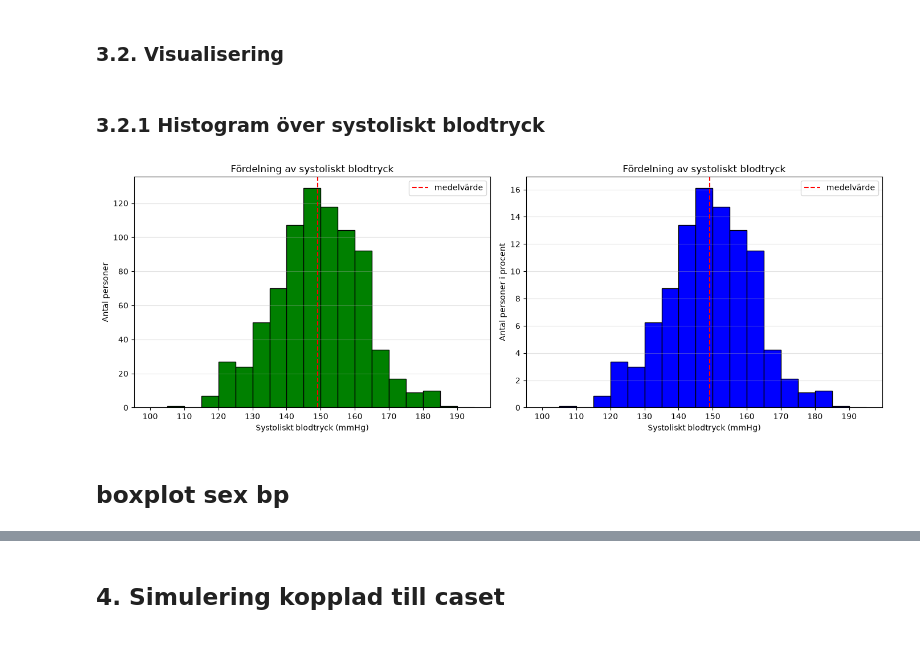
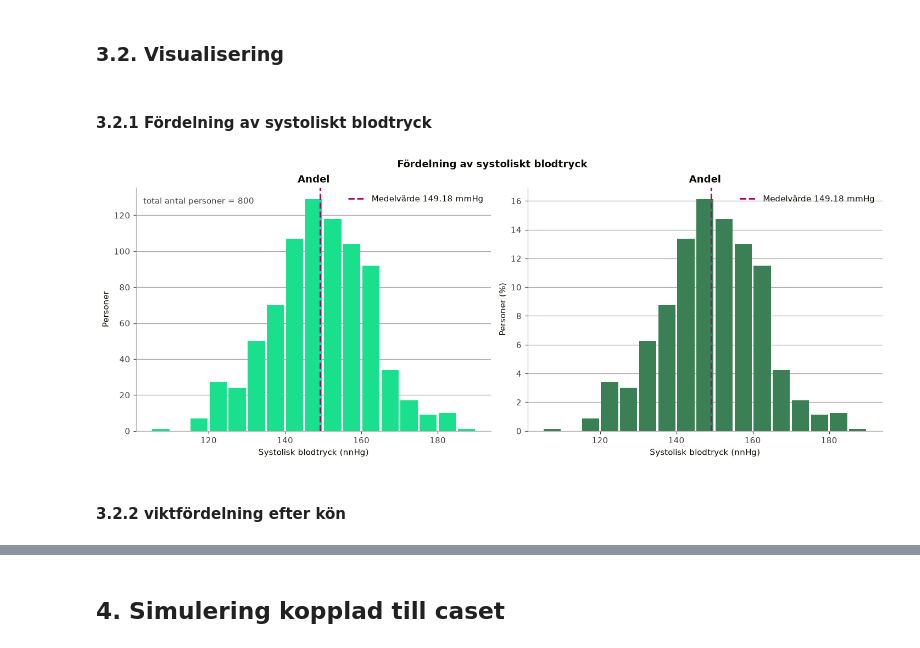
Before and after one commit to Yttak82/health_analysis, a Jupyter notebook: notebooks/analysis.ipynb, the cells around one changed output, grey strips where cells are left out. Drawn from its saved outputs; the diff is of its cells as text; code cells hidden in the pictures.

```diff
--- a/notebooks/analysis.ipynb
+++ b/notebooks/analysis.ipynb
@@ -11,0 +38,15 @@ df = pd.read_csv("../data/health_study_dataset (1).csv")
+# %%
+COLORS = {
+    "blood_pressure": "#1ADF8D",
+    "blood_pressure_light": "#3B8055",
+    "non_smoker": "#8A8029",
+    "smoker": "#05565F",
+    "female": "#805392",
+    "male": "#478D47",
+    "reference": "#AA0673",
+    "ink": "#070A00",
+    "muted": "#423F40",
+}
+
+SMOKING_COLORS = {"No": COLORS["non_smoker"], "Yes": COLORS["smoker"]}
+SEX_colors = {"F": COLORS["female"], "M": COLORS["male"]}
@@ -119,41 +194,35 @@ display(analysis_value.round(2))
 # %% [markdown]
 ### 3.2. Visualisering
 # %% [markdown]
-### 3.2.1 Histogram över systoliskt blodtryck
+#### 3.2.1 Fördelning av systoliskt blodtryck
 # %%
 
-fig, ax = plt.subplots(1,2, figsize=(14,5))
+bp_bin_width = 5
+bp_bins = np.arange(
+    np.floor(bp_values.min() / bp_bin_width) * bp_bin_width,
+    np.ceil(bp_values.max() / bp_bin_width) * bp_bin_width + bp_bin_width,
+    bp_bin_width,
+)
 
-ax[0].hist(df["systolic_bp"], bins=np.arange(100, 200, 5), edgecolor="black", color="green")
-ax[0].set_xticks(np.arange(100, 200, 10))
-ax[0].set_title("Fördelning av systoliskt blodtryck")
-ax[0].set_xlabel("Systoliskt blodtryck (mmHg)")
-ax[0].set_ylabel("Antal personer")
+bp_hist_counts, _ = np.histogram(bp_values, bins=bp_bins)
+bp_hist_percent = bp_hist_counts / bp_count * 100
+bp_bin_centers = (bp_bins[:-1] + bp_bins[1:]) / 2
 
-ax[0].axvline(df["systolic_bp"].mean(),
-            color="red",
-            linestyle="--",
-            label="medelvärde")
-ax[0].grid(axis="y", alpha=0.35)
-ax[0].legend()
-
-ax[1].hist(df["systolic_bp"], weights=np.ones_like(df["systolic_bp"])*100 / len(df["systolic_bp"]), bins=np.arange(100, 200, 5), edgecolor="black", color="blue")
-ax[1].set_xticks(np.arange(100, 200, 10))
-ax[1].set_title("Fördelning av systoliskt blodtryck")
-ax[1].set_xlabel("Systoliskt blodtryck (mmHg)")
-ax[1].set_ylabel("Antal personer i procent")
-
-ax[1].axvline(df["systolic_bp"].mean(),
-            color="red",
-            linestyle="--",
-            label="medelvärde")
-ax[1].grid(axis="y", alpha=0.35)
-ax[1].legend()
-
-plt.tight_layout()
+fig_bp, axes_bp = plt.subplots(1, 2, figsize=(13, 5), layout="constrained")
+for axis, values, color, subtitle, ylabel in [
+    (axes_bp[0], bp_hist_counts, COLORS["blood_pressure"], "Andel", "Personer"),
+    (axes_bp[1], bp_hist_percent, COLORS["blood_pressure_light"], "Andel", "Personer (%)"),
+]:
+    axis.bar(bp_bin_centers, values, width=bp_bin_width * 0.90, color=color)
+    axis.axvline(bp_mean, color=COLORS["reference"], linestyle="--", linewidth=2, label=f"Medelvärde {bp_mean:.2f} mmHg")
+    axis.set(title=subtitle, xlabel="Systolisk blodtryck (nnHg)", ylabel=ylabel)
+    axis.legend(loc="upper right")
+    style_axis(axis)
+axes_bp[0].text(0.02, 0.96, f"total antal personer = {bp_count}", transform=axes_bp[0].transAxes, va="top", color=COLORS["muted"])
+fig_bp.suptitle("Fördelning av systoliskt blodtryck", fontweight="bold")
 plt.show()
 # %% [output]
-[figure, old version]
+[figure, new version]
 # %% [markdown]
-## boxplot sex bp
+#### 3.2.2 viktfördelning efter kön
 # %%
```
Also changed, not shown: parts of 33 cells of this notebook.
